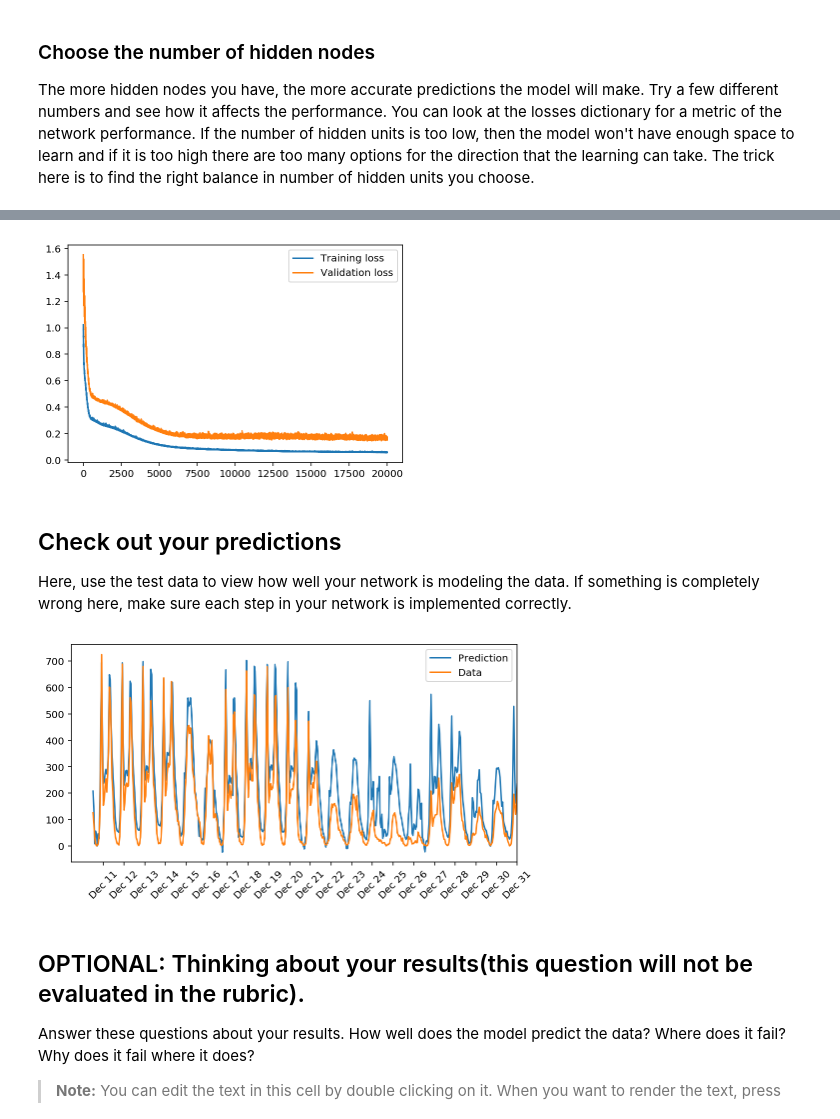
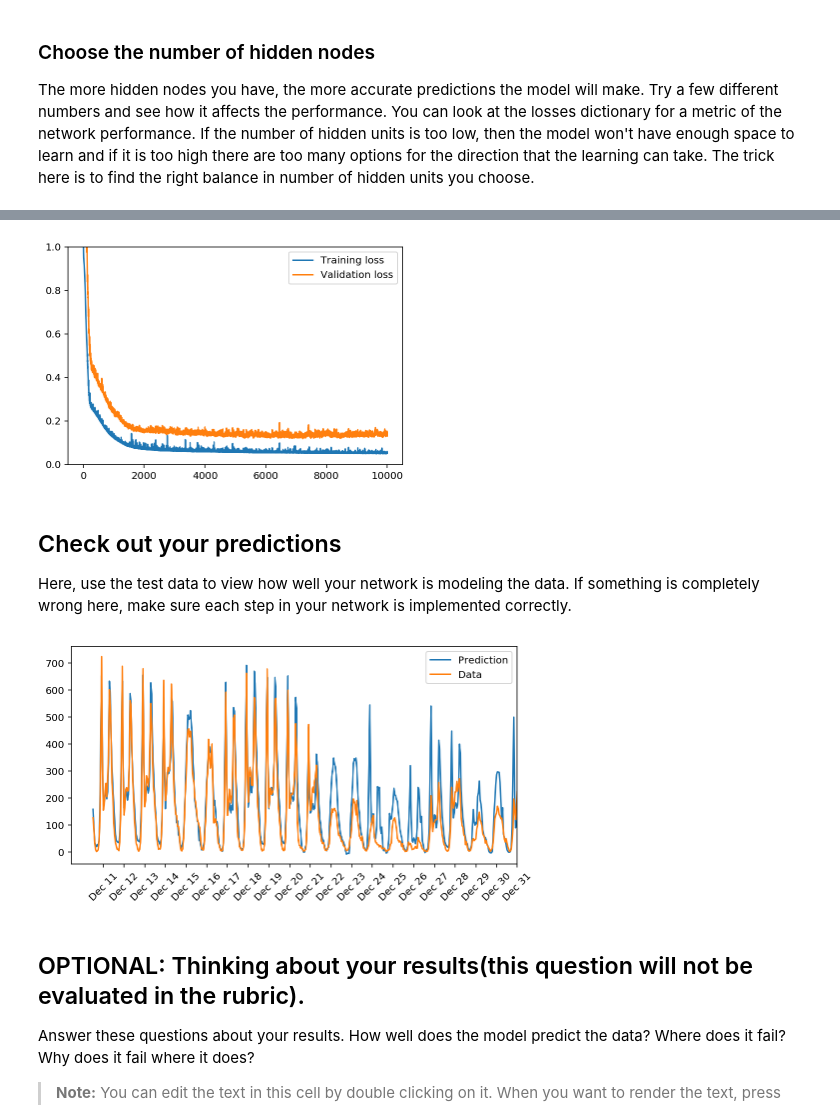
Before and after one commit to vineetu/Udacity, a Jupyter notebook: DLND Your first neural network.ipynb, the cells around one changed output, grey strips where cells are left out. Cells and saved outputs as stored; diff of their text form; code cells hidden in the pictures.

```diff
--- a/DLND Your first neural network.ipynb
+++ b/DLND Your first neural network.ipynb
@@ -317,8 +317,8 @@ The more hidden nodes you have, the more accurate predictions the model will mak
 import sys
 
 ### Set the hyperparameters here ###
-iterations = 20000
-learning_rate = .2
+iterations = 10000
+learning_rate = 1
 hidden_nodes = 15
 output_nodes = 1
 
@@ -347,10 +347,10 @@ Progress: 100.0% ... Training loss: 0.056 ... Validation loss: 0.169
 # %%
 plt.plot(losses['train'], label='Training loss')
 plt.plot(losses['validation'], label='Validation loss')
 plt.legend()
-_ = plt.ylim()
+_ = plt.ylim(ymax=1, ymin=0)
 # %% [output]
-[figure, old version]
+[figure, new version]
 # %% [markdown]
 ## Check out your predictions
 
@@ -370,7 +370,7 @@ dates = dates.apply(lambda d: d.strftime('%b %d'))
 ax.set_xticks(np.arange(len(dates))[12::24])
 _ = ax.set_xticklabels(dates[12::24], rotation=45)
 # %% [output]
-[figure, old version]
+[figure, new version]
 # %% [markdown]
 ## OPTIONAL: Thinking about your results(this question will not be evaluated in the rubric).
 
```
Also changed, not shown: parts of 1 cell of this notebook, 1 other file.
